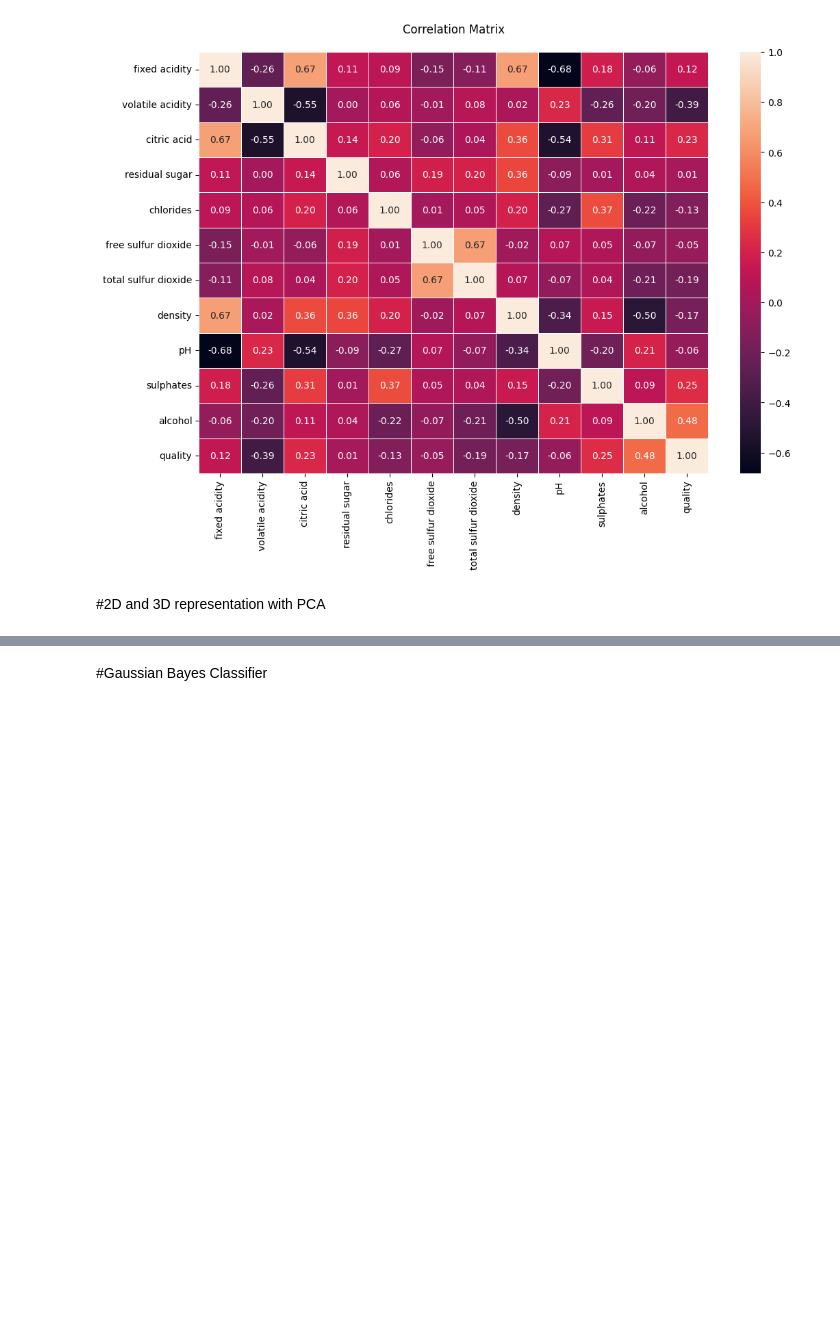
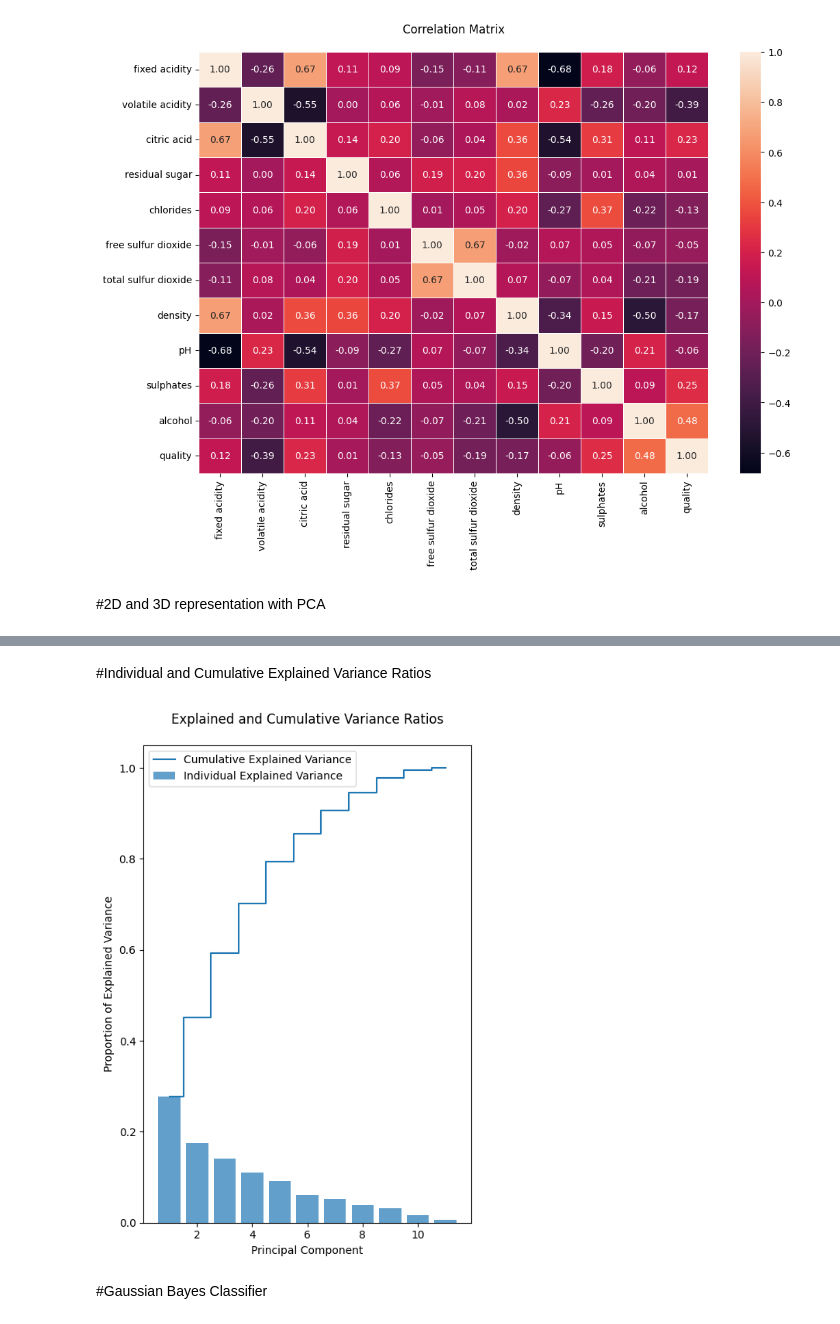
Before and after one commit to RalucaVidrasc/WineClassifier, a Jupyter notebook: WineClassifier.ipynb, the cells around one changed output, grey strips where cells are left out. Saved outputs shown, nothing was run; the diff lists cells and outputs as text; code cells hidden in the pictures; blank space fills up the shorter version.

```diff
--- a/WineClassifier.ipynb
+++ b/WineClassifier.ipynb
@@ -129,6 +129,36 @@ rep3d.show()
 # %% [output]
 [interactive output not drawn]
 [interactive output not drawn]
+# %% [markdown]
+#Individual and Cumulative Explained Variance Ratios
+# %%
+import numpy as np
+
+scaler = StandardScaler()
+X_train_scaled = scaler.fit_transform(X_train)
+X_test_scaled = scaler.transform(X_test)
+
+pca = PCA().fit(X_train_scaled)
+X_train_pca = pca.transform(X_train_scaled)
+X_test_pca = pca.transform(X_test_scaled)
+
+explained_variance = pca.explained_variance_ratio_
+cumulative_variance = np.cumsum(explained_variance)
+
+plt.figure(figsize = (12, 8))
+
+plt.subplot(1, 2, 1)
+plt.bar(range(1, len(explained_variance) + 1), explained_variance, label = 'Individual Explained Variance', alpha = .7)
+plt.step(range(1, len(cumulative_variance) + 1), cumulative_variance, where='mid', label = 'Cumulative Explained Variance')
+
+plt.xlabel('Principal Component')
+plt.ylabel('Proportion of Explained Variance')
+plt.title('Explained and Cumulative Variance Ratios', pad = 20)
+plt.legend()
+
+plt.show()
+# %% [output]
+[figure, added]
 # %% [markdown]
 #Gaussian Bayes Classifier
 # %%
```
Also changed, not shown: parts of 2 cells of this notebook.
